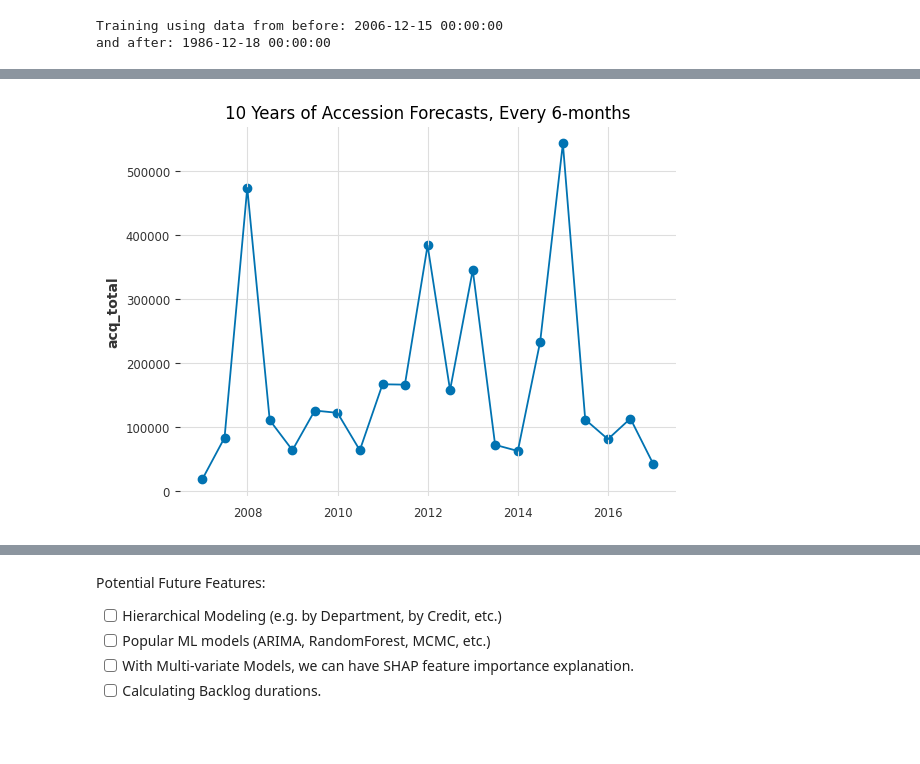
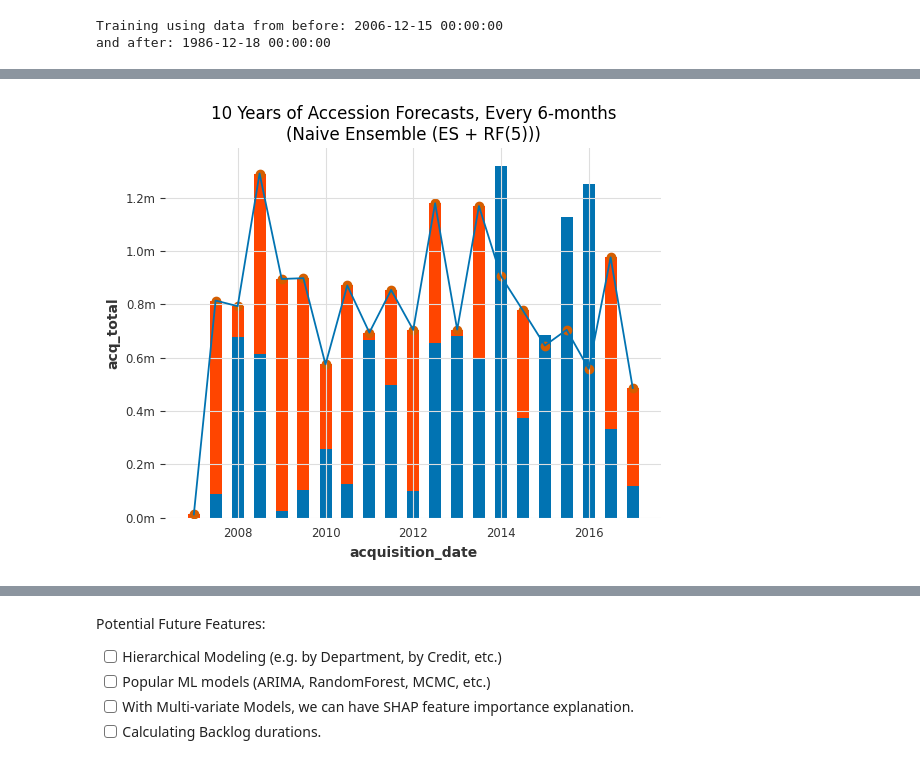
Before and after one commit to marisol-yake/MMM-museum-analytics, a Jupyter notebook: examples/NYC_MoMA_Example/Collections Time Series Forecasting.ipynb, the cells around one changed output, grey strips where cells are left out. Saved outputs shown, nothing was run; the diff lists cells and outputs as text; code cells hidden in the pictures; blank space fills up the shorter version.

```diff
--- a/examples/NYC_MoMA_Example/Collections Time Series Forecasting.ipynb
+++ b/examples/NYC_MoMA_Example/Collections Time Series Forecasting.ipynb
@@ -178,5 +238,5 @@ Null record density (%):  0.911%
 # %%
-daily_acq_groupby["acquisition_date"] = pd.DatetimeIndex(daily_acq_groupby["acquisition_date"])
+# daily_acq_groupby["acquisition_date"] = pd.DatetimeIndex(daily_acq_groupby["acquisition_date"])
 
 # Encode categorical columns as integers
 label_encoders = defaultdict()
@@ -190,12 +250,17 @@ daily_acq_groupby["weekday"] = oe.fit_transform(np.array(daily_acq_groupby["week
 label_encoders["weekday_ordinal"] = oe
 
 # Replace missing values by referencing the values of (7) neighbors
-for column in daily_acq_groupby.columns.difference(["acquisition_date", "date"]):
-    categorical_imputer = KNNImputer(n_neighbors = 7)
-    daily_acq_groupby.loc[:, column] = categorical_imputer.fit_transform(np.array(daily_acq_groupby[column]).reshape(-1, 1))
+for column in ["acq_total", "day_of_month", "day_of_year", "week", "weekday", "month", "year", "department", "credit_group", "storage_group"]:
+    variable_imputer = KNNImputer(n_neighbors = 7)
+    daily_acq_groupby.loc[:, column] = variable_imputer.fit_transform(np.array(daily_acq_groupby[column]).reshape(-1, 1))
+
+for column in ["Total Awarded Funds", "PRCP", "SNOW", "SNWD", "TMIN", "TMAX"]:
+    variable_imputer = KNNImputer(n_neighbors = 7)
+    external_datasets.loc[:, column] = variable_imputer.fit_transform(np.array(external_datasets[column]).reshape(-1, 1))
 
 # Adding lag features
-lags = [1, 2, 3, 4, 5]  # Number of lags to create
+# lags = [1, 2, 3, 4, 5]  # Number of lags to create
+lags = [8, 14]
 for lag in lags:
     daily_acq_groupby[f'acq_total_lag_{lag}'] = daily_acq_groupby['acq_total'].shift(lag)
 # %%
@@ -383,6 +464,7 @@ and after: 1986-12-18 00:00:00
 # %%
 # Comparing Models for Selection
 results = []
+trained_models = defaultdict()
 validation_data = ...
 # How many periods to forecast out to
 forecast_windows = [5, 10, 15, 20, 30, 50, 70, 100]
@@ -401,12 +483,18 @@ for model_name, model in models.items():
     validation_length = len(validation_data)
 
     if model_name in multivariate_models:
-        model.fit(training_data, past_covariates = exogenous_series)
+        model.fit(training_data,
+                  past_covariates = past_covariates,
+                  future_covariates = future_covariates
+                 )
     else:
         model.fit(training_data)
 
     if model_name in multivariate_models:
-        predictions = model.predict(n = validation_length, past_covariates = exogenous_series)
+        predictions = model.predict(n = validation_length,
+                                    past_covariates = past_covariates,
+                                    future_covariates = future_covariates
+                                   )
     else:
         predictions = model.predict(n = validation_length)
 
@@ -444,6 +532,7 @@ for model_name, model in models.items():
     validation_data.plot(label="actual")
     predictions.plot(label="forecast", color = "orangered")
     plt.title(model_name)
+    plt.gca().yaxis.set_major_formatter(ticker.FuncFormatter(lambda x, pos: f'{x/1000000:.1f}m'))
     plt.show()
     plt.close()
 # %% [output]
@@ -603,21 +667,27 @@ Text(0.5, 1.0, 'Decision Tree + Random Forest (10)\nForecasts')
 # %%
 # extracting model estimates
-predictions = results[12]["Predictions"].pd_dataframe()
-predictions.index = pd.to_datetime(predictions.index.date)
+model_num = 20
+predictions = results[model_num]["Predictions"].pd_dataframe()
+validation = results[model_num]["Validation Data"].pd_dataframe()
 # %%
 # Forecasts for 10 years, 6 months at a time
 # predictions.resample("6M").mean()
+data_6m = predictions.resample("6M").sum()
+val_6m = validation.resample("6M").sum()
 
-data_6m = predictions.resample("6M").sum()
 data_6m["Month"] = data_6m.index.month_name()
 data_6m["Quarter"] = data_6m.index.quarter
 data_6m["Year"] = data_6m.index.year
 
 sns.lineplot(data_6m.acq_total)
-plt.scatter(data_6m.index, data_6m.acq_total)
-plt.title("10 Years of Accession Forecasts, Every 6-months");
+plt.bar(data_6m.index, data_6m.acq_total.values, width = 100, color = "orangered")
+plt.bar(val_6m.index, val_6m.acq_total.values, width = 100)
+plt.scatter(data_6m.index, data_6m.acq_total.values, color = sns.color_palette()[3])
+plt.gca().yaxis.set_major_formatter(ticker.FuncFormatter(lambda x, pos: f'{x/1000000:.1f}m'))
+
+plt.title(f"10 Years of Accession Forecasts, Every 6-months\n({results[model_num]["Model Name"]})");
 # %% [output]
-[figure, old version]
+[figure, new version]
 # %%
 (data_6m
  .reset_index()
```
Also changed, not shown: parts of 17 cells of this notebook, 2 other files.
